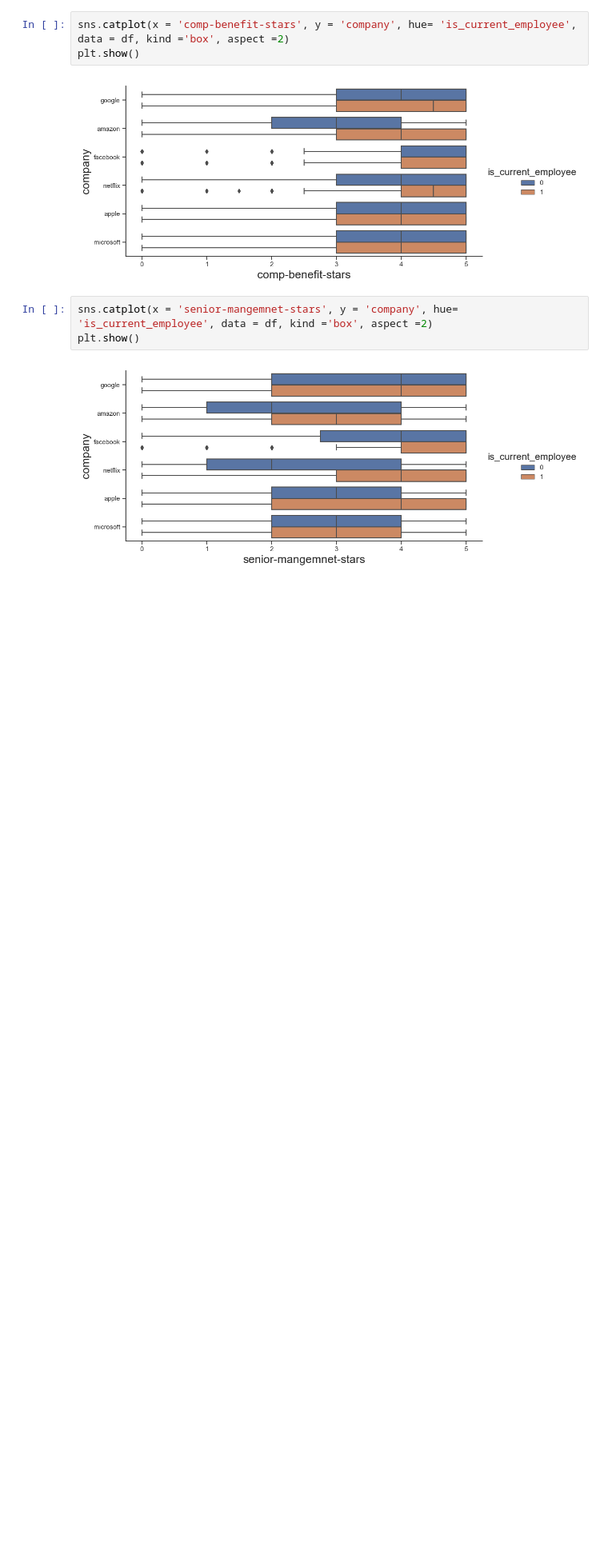
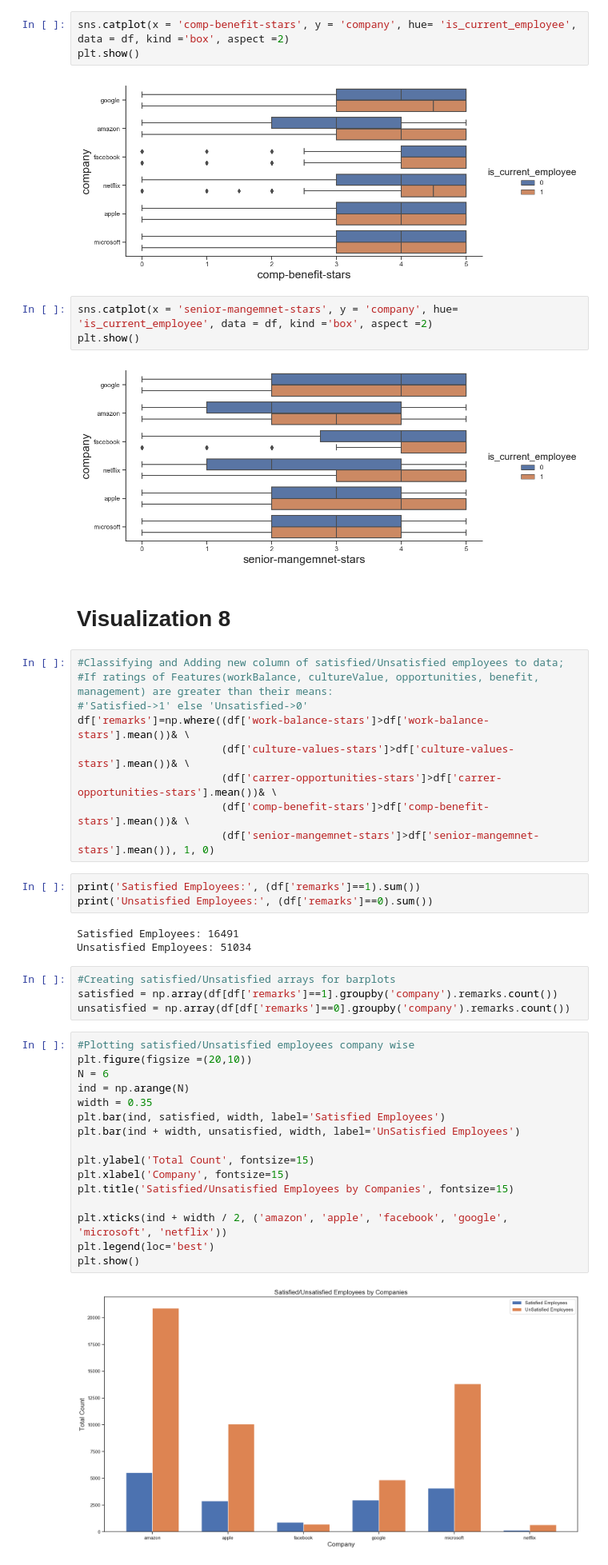
Before and after one commit to SanketBhaud/Sentiment_Analysis, a Jupyter notebook: Sentimental Analysis.ipynb, the cells around one changed output. Shown at 80% size. Drawn from its saved outputs; the diff is of its cells as text; blank space fills up the shorter version.

```diff
--- a/Sentimental Analysis.ipynb
+++ b/Sentimental Analysis.ipynb
@@ -567,3 +567,42 @@ sns.catplot(x = 'senior-mangemnet-stars', y = 'company', hue= 'is_current_employ
 plt.show()
 # %% [output]
 [figure]
+# %% [markdown]
+# Visualization 8
+# %%
+#Classifying and Adding new column of satisfied/Unsatisfied employees to data;
+#If ratings of Features(workBalance, cultureValue, opportunities, benefit, management) are greater than their means:
+#'Satisfied->1' else 'Unsatisfied->0'
+df['remarks']=np.where((df['work-balance-stars']>df['work-balance-stars'].mean())& \
+                       (df['culture-values-stars']>df['culture-values-stars'].mean())& \
+                       (df['carrer-opportunities-stars']>df['carrer-opportunities-stars'].mean())& \
+                       (df['comp-benefit-stars']>df['comp-benefit-stars'].mean())& \
+                       (df['senior-mangemnet-stars']>df['senior-mangemnet-stars'].mean()), 1, 0)
+# %%
+print('Satisfied Employees:', (df['remarks']==1).sum())
+print('Unsatisfied Employees:', (df['remarks']==0).sum())
+# %% [output]
+Satisfied Employees: 16491
+Unsatisfied Employees: 51034
+# %%
+#Creating satisfied/Unsatisfied arrays for barplots
+satisfied = np.array(df[df['remarks']==1].groupby('company').remarks.count())
+unsatisfied = np.array(df[df['remarks']==0].groupby('company').remarks.count())
+# %%
+#Plotting satisfied/Unsatisfied employees company wise
+plt.figure(figsize =(20,10))
+N = 6
+ind = np.arange(N)
+width = 0.35
+plt.bar(ind, satisfied, width, label='Satisfied Employees')
+plt.bar(ind + width, unsatisfied, width, label='UnSatisfied Employees')
+
+plt.ylabel('Total Count', fontsize=15)
+plt.xlabel('Company', fontsize=15)
+plt.title('Satisfied/Unsatisfied Employees by Companies', fontsize=15)
+
+plt.xticks(ind + width / 2, ('amazon', 'apple', 'facebook', 'google', 'microsoft', 'netflix'))
+plt.legend(loc='best')
+plt.show()
+# %% [output]
+[figure, added]
```
Also changed, not shown: parts of 6 cells of this notebook.
